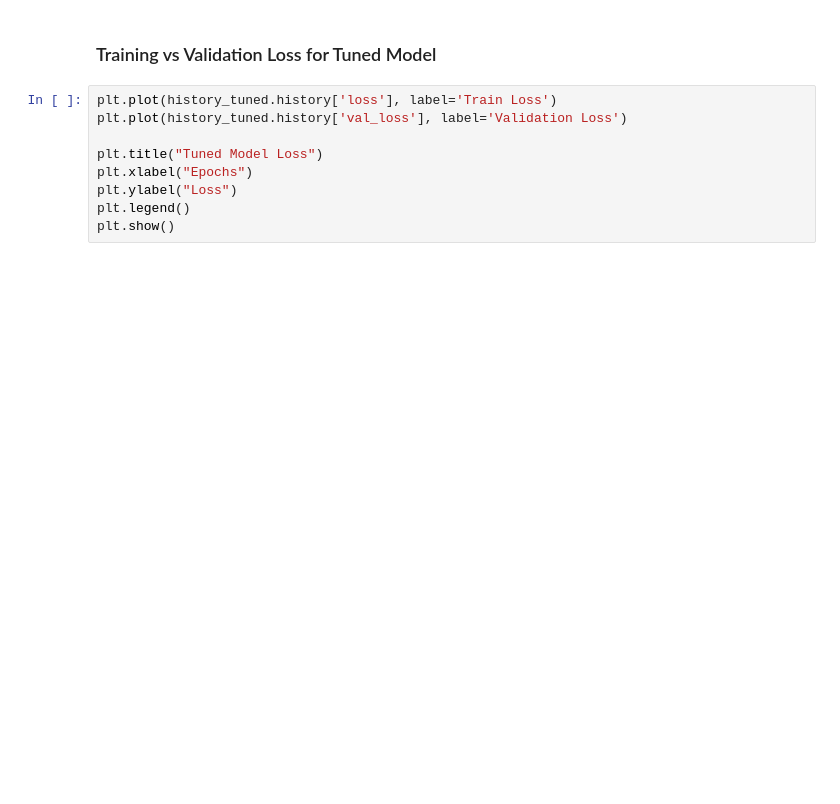
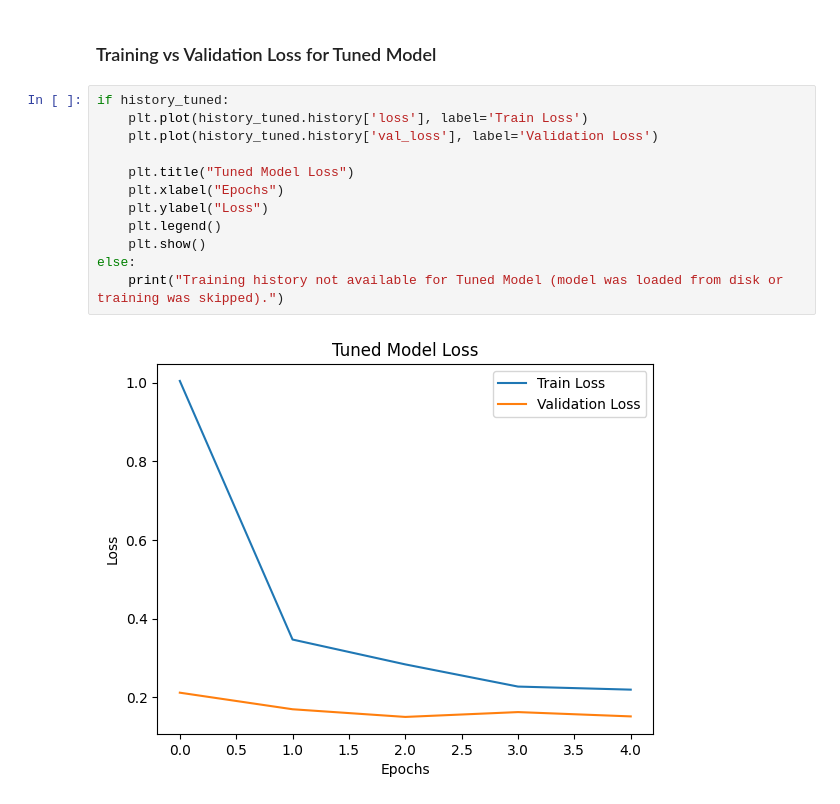
Before and after one commit to RAVIAPTISWETHA/COVID-19-Detection-from-Chest-X-ray-Images-Using-CNN-, a Jupyter notebook: CNN_Model.ipynb, the cells around one changed output. Drawn from its saved outputs; the diff is of its cells as text; blank space fills up the shorter version.

```diff
--- a/CNN_Model.ipynb
+++ b/CNN_Model.ipynb
@@ -857,11 +858,16 @@ plt.show()
 # %% [markdown]
 ### Training vs Validation Loss for Tuned Model
 # %%
-plt.plot(history_tuned.history['loss'], label='Train Loss')
-plt.plot(history_tuned.history['val_loss'], label='Validation Loss')
+if history_tuned:
+    plt.plot(history_tuned.history['loss'], label='Train Loss')
+    plt.plot(history_tuned.history['val_loss'], label='Validation Loss')
 
-plt.title("Tuned Model Loss")
-plt.xlabel("Epochs")
-plt.ylabel("Loss")
-plt.legend()
-plt.show()
+    plt.title("Tuned Model Loss")
+    plt.xlabel("Epochs")
+    plt.ylabel("Loss")
+    plt.legend()
+    plt.show()
+else:
+    print("Training history not available for Tuned Model (model was loaded from disk or training was skipped).")
+# %% [output]
+[figure, added]
```
Also changed, not shown: parts of 31 cells of this notebook.
